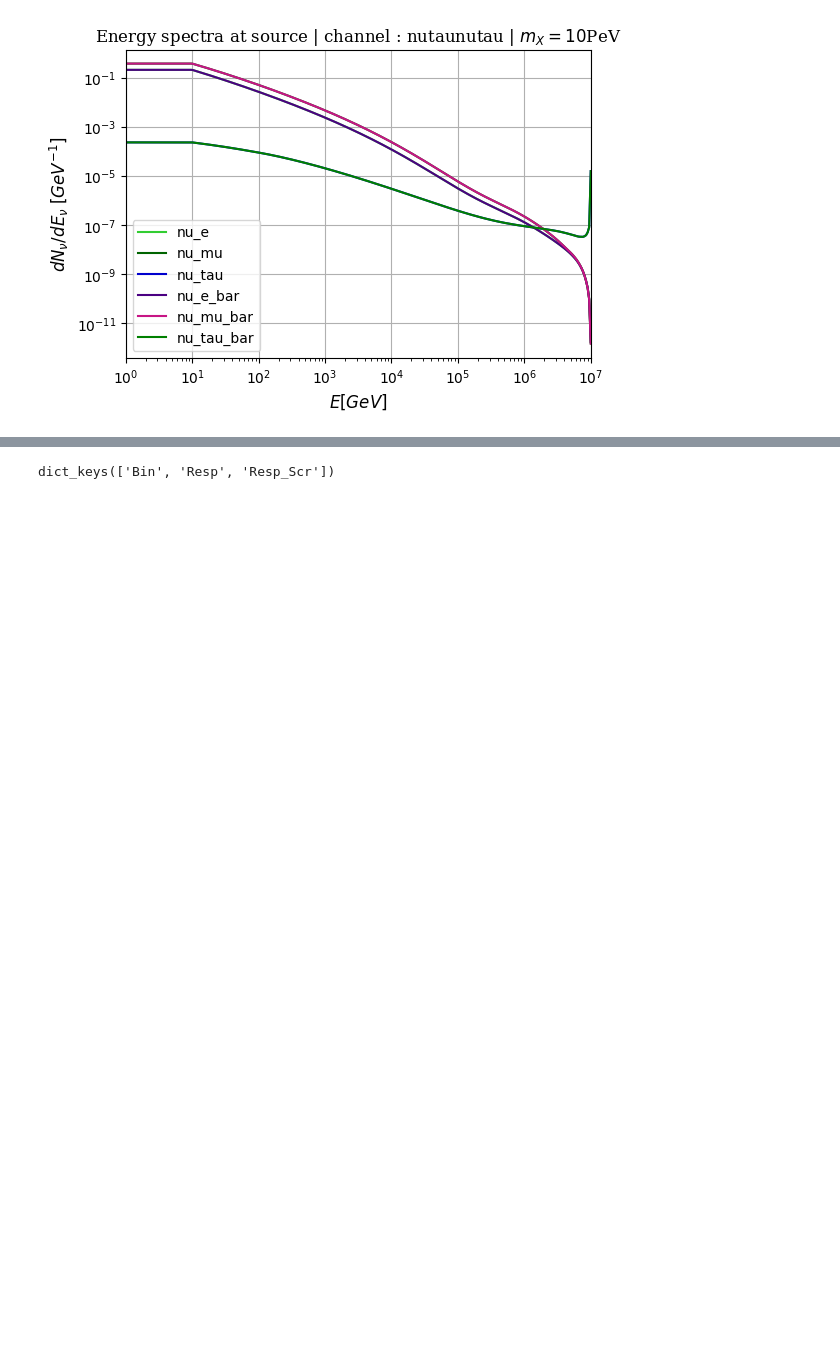
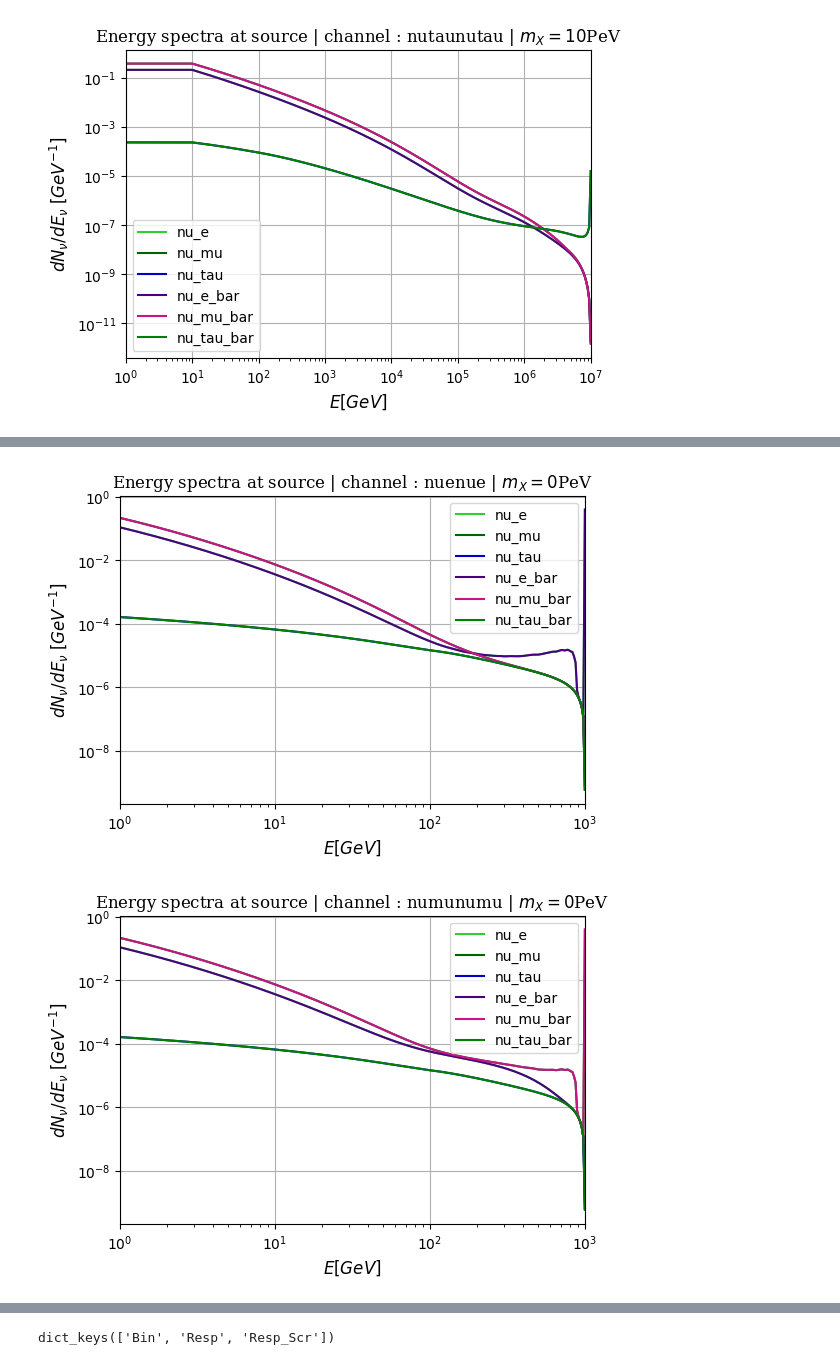
Before and after one commit to danaevld/IceCube, a Jupyter notebook: PDF_using_resp_matrix.ipynb, the cells around one changed output, grey strips where cells are left out. Saved outputs shown, nothing was run; the diff lists cells and outputs as text; code cells hidden in the pictures; blank space fills up the shorter version.

```diff
--- a/PDF_using_resp_matrix.ipynb
+++ b/PDF_using_resp_matrix.ipynb
@@ -21,0 +33,5 @@ Initial Flux Loading: /usr/local/lib/python3.10/dist-packages/charon-0.1.0-py3.1
+# %%
+Flux_nueTeV = Spectra_generator(mass = 1e3, channel = 'nuenue')
+Flux_numuTeV = Spectra_generator(mass = 1e3, channel = 'numunumu')
+Flux_nutauTeV = Spectra_generator(mass = 1e3, channel = 'nutaunutau')
+# %% [output]
@@ -21,0 +41,2 @@ Initial Flux Loading: /usr/local/lib/python3.10/dist-packages/charon-0.1.0-py3.1
+[figure, added]
+[figure, added]
```
Also changed, not shown: parts of 25 cells of this notebook.
